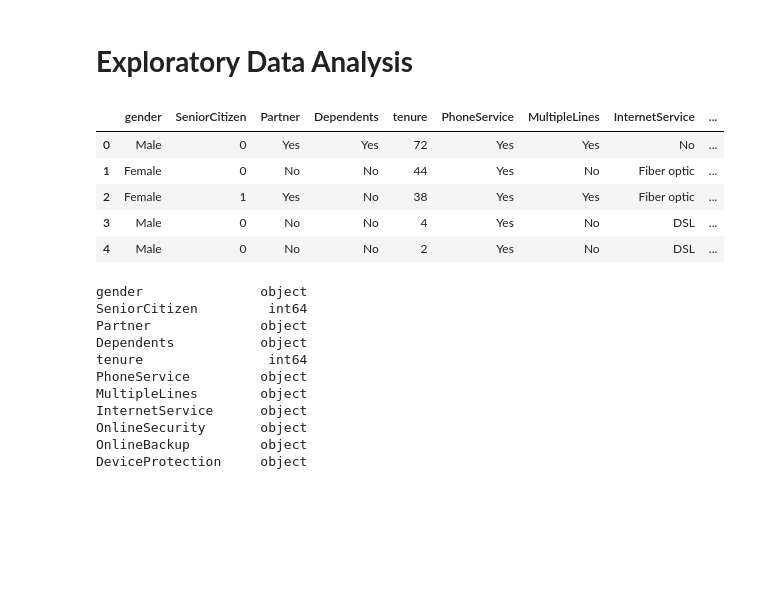
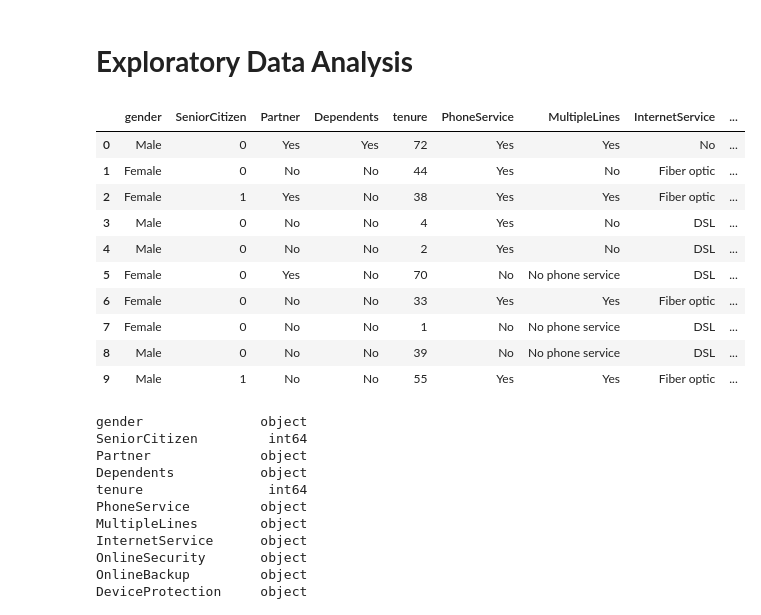
Before and after one commit to viktorjovev/TelecomChurnAnalysis, a Jupyter notebook: TelecomUsers.ipynb, the cells around one changed output. Cells and saved outputs as stored; diff of their text form; code cells hidden in the pictures; blank space fills up the shorter version.

```diff
--- a/TelecomUsers.ipynb
+++ b/TelecomUsers.ipynb
@@ -63,14 +73,19 @@ real_dataset.head()
 # %%
 dataset = real_dataset.drop(columns=['customerID','Unnamed: 0'])
 # %%
-dataset.head()
+dataset.head(10)
 # %% [output]
 |  | gender | SeniorCitizen | Partner | Dependents | tenure | PhoneService | MultipleLines | InternetService | ... |
 | 0 | Male | 0 | Yes | Yes | 72 | Yes | Yes | No | ... |
 | 1 | Female | 0 | No | No | 44 | Yes | No | Fiber optic | ... |
 | 2 | Female | 1 | Yes | No | 38 | Yes | Yes | Fiber optic | ... |
 | 3 | Male | 0 | No | No | 4 | Yes | No | DSL | ... |
 | 4 | Male | 0 | No | No | 2 | Yes | No | DSL | ... |
+| 5 | Female | 0 | Yes | No | 70 | No | No phone service | DSL | ... |
+| 6 | Female | 0 | No | No | 33 | Yes | Yes | Fiber optic | ... |
+| 7 | Female | 0 | No | No | 1 | No | No phone service | DSL | ... |
+| 8 | Male | 0 | No | No | 39 | No | No phone service | DSL | ... |
+| 9 | Male | 1 | No | No | 55 | Yes | Yes | Fiber optic | ... |
 # %%
 dataset.dtypes
 # %% [output]
```
Also changed, not shown: parts of 24 cells of this notebook.
